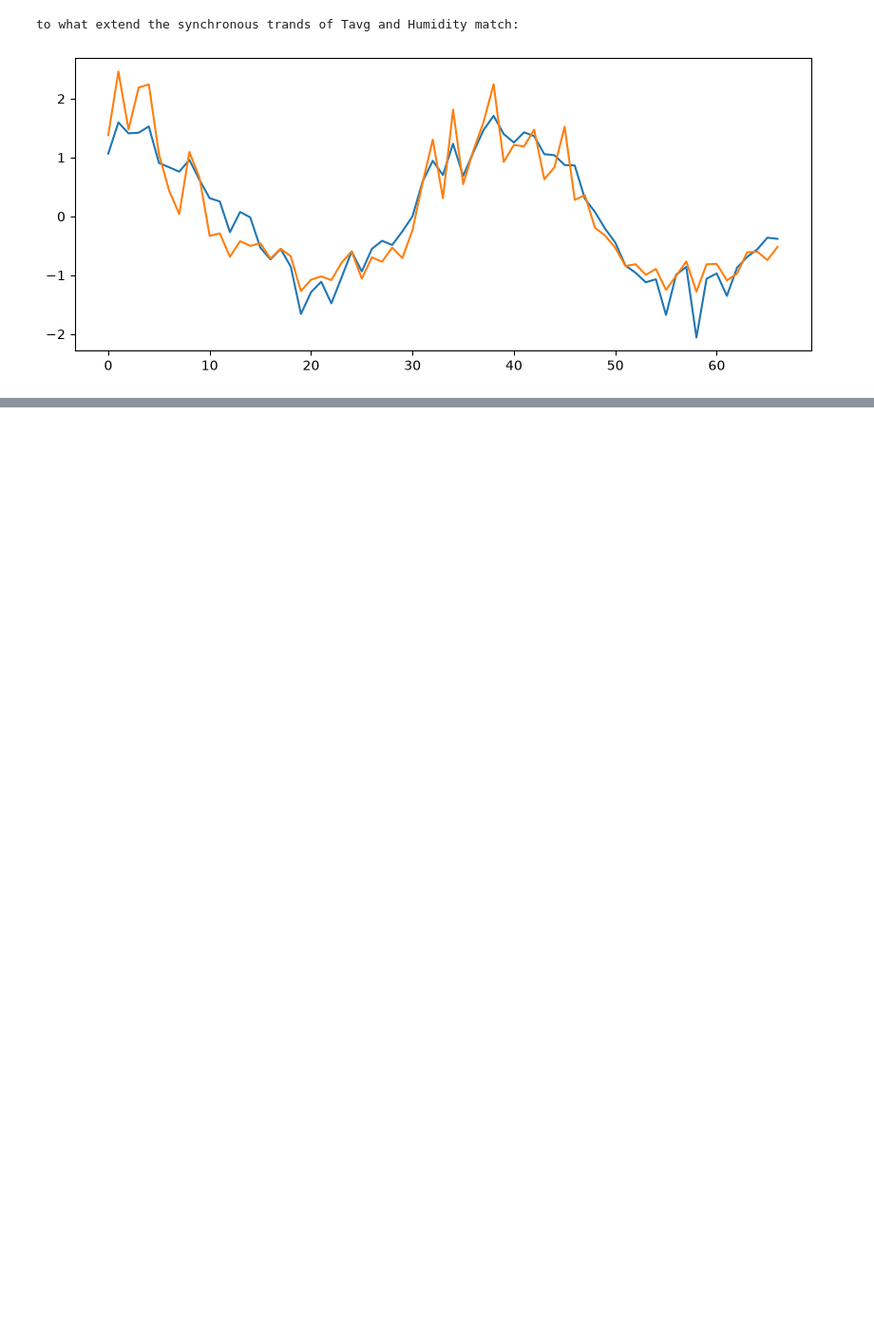
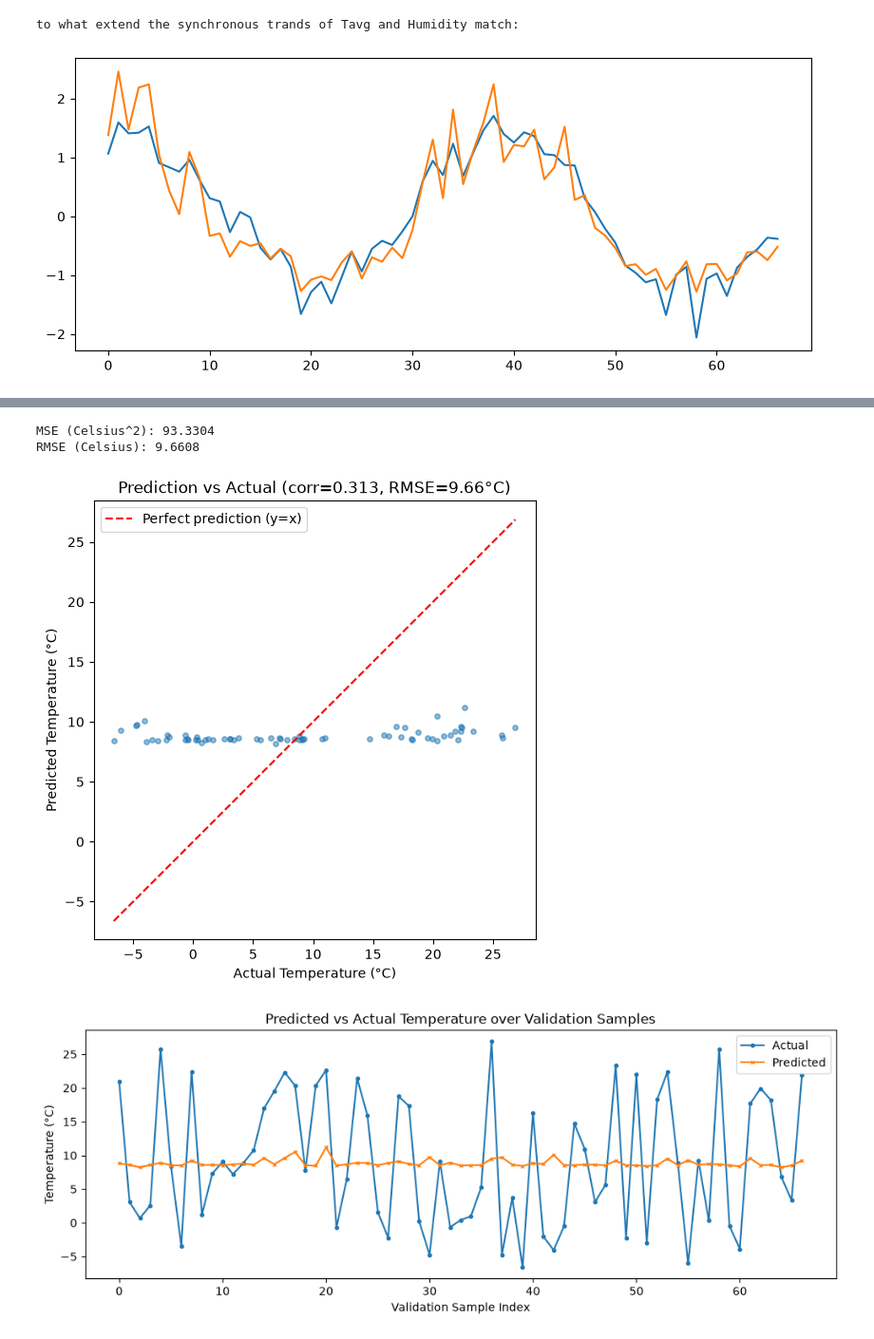
Before and after one commit to BWSI-Quantum-Software-2026/Quantum-Enhanced-CO2-Classification, a Jupyter notebook: notebooks/weather_prediction.ipynb, the cells around one changed output, grey strips where cells are left out. Shown at 95% size. Cells and saved outputs as stored; diff of their text form; code cells hidden in the pictures; blank space fills up the shorter version.

```diff
--- a/notebooks/weather_prediction.ipynb
+++ b/notebooks/weather_prediction.ipynb
@@ -194,0 +276,38 @@ print(history)
+# %%
+
+
+# MSE (基于还原后的真实温度尺度, 单位: 摄氏度平方)
+mse_temp = mean_squared_error(true_temp, pred_temp)
+rmse_temp = np.sqrt(mse_temp)
+
+print(f"\nMSE (Celsius^2): {mse_temp:.4f}")
+print(f"RMSE (Celsius): {rmse_temp:.4f}")
+
+# graph1
+plt.figure(figsize=(6, 6))
+plt.scatter(true_temp, pred_temp, alpha=0.5, s=15)
+
+lims = [min(true_temp.min(), pred_temp.min()), max(true_temp.max(), pred_temp.max())]
+plt.plot(lims, lims, 'r--', label='Perfect prediction (y=x)')
+
+plt.xlabel('Actual Temperature (°C)')
+plt.ylabel('Predicted Temperature (°C)')
+plt.title(f'Prediction vs Actual (corr={np.corrcoef(predictions, Y_validation)[0,1]:.3f}, RMSE={rmse_temp:.2f}°C)')
+plt.legend()
+plt.axis('equal')
+plt.show()
+
+# graph2
+plt.figure(figsize=(12, 4))
+plt.plot(true_temp, label='Actual', marker='o', markersize=3)
+plt.plot(pred_temp, label='Predicted', marker='x', markersize=3)
+plt.xlabel('Validation Sample Index')
+plt.ylabel('Temperature (°C)')
+plt.title('Predicted vs Actual Temperature over Validation Samples')
+plt.legend()
+plt.show()
+# %% [output]
+MSE (Celsius^2): 93.3304
+RMSE (Celsius): 9.6608
+[figure, added]
+[figure, added]
```
Also changed, not shown: parts of 8 cells of this notebook, 3 other files.
